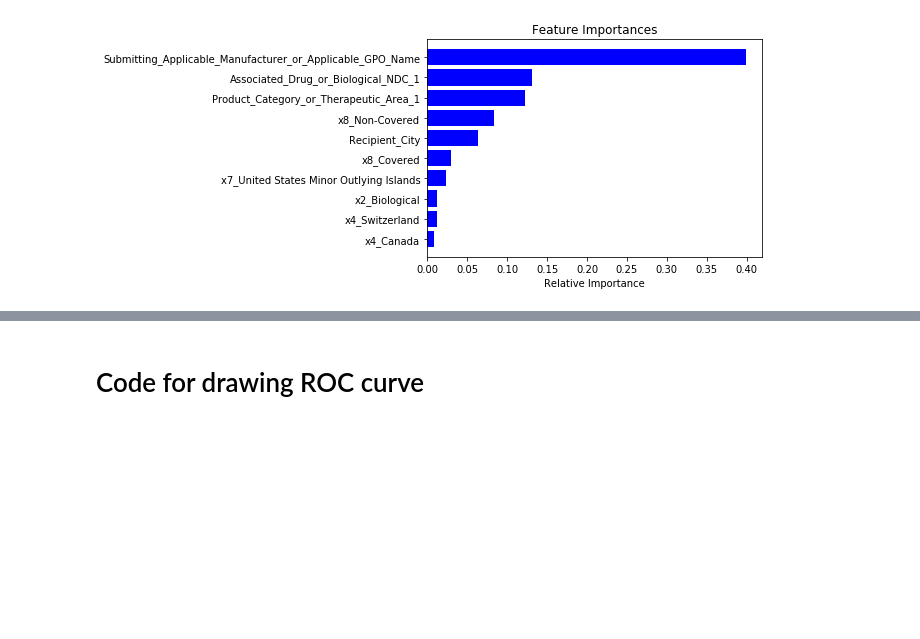
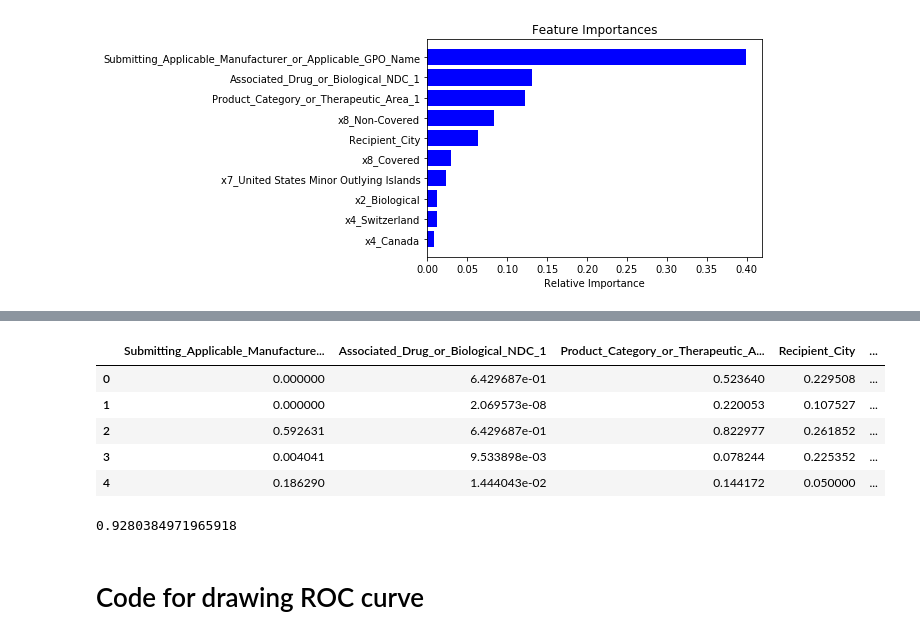
Before and after one commit to AntoniaLovjer/Hospital-Payments, a Jupyter notebook: Homework 3 - AL3273 & AM5022.ipynb, the cells around one changed output, grey strips where cells are left out. Cells and saved outputs as stored; diff of their text form; code cells hidden in the pictures; blank space fills up the shorter version.

Commit message:
simpler model

```diff
--- a/Homework 3 - AL3273 & AM5022.ipynb
+++ b/Homework 3 - AL3273 & AM5022.ipynb
@@ -900,0 +928,16 @@ Text(0.5, 0, 'Relative Importance')
+# %%
+vars_to_keep = ['Submitting_Applicable_Manufacturer_or_Applicable_GPO_Name',
+                'Associated_Drug_or_Biological_NDC_1',
+               'Product_Category_or_Therapeutic_Area_1',
+               'Recipient_City',
+               'Covered_or_Noncovered_Indicator_1']
+# %%
+reduced = targets_encoded[vars_to_keep]
+reduced.head()
+# %% [output]
+|  | Submitting_Applicable_Manufacture... | Associated_Drug_or_Biological_NDC_1 | Product_Category_or_Therapeutic_A... | Recipient_City | ... |
+| 0 | 0.000000 | 6.429687e-01 | 0.523640 | 0.229508 | ... |
+| 1 | 0.000000 | 2.069573e-08 | 0.220053 | 0.107527 | ... |
+| 2 | 0.592631 | 6.429687e-01 | 0.822977 | 0.261852 | ... |
+| 3 | 0.004041 | 9.533898e-03 | 0.078244 | 0.225352 | ... |
+| 4 | 0.186290 | 1.444043e-02 | 0.144172 | 0.050000 | ... |
@@ -901,3 +959,10 @@ Text(0.5, 0, 'Relative Importance')
+# %%
+# Store best score
+reduced_predictions = rf_model_reduced.predict(reduced_val)
+reduced_accuracy = accuracy_score(reduced_predictions, y_val)
+reduced_accuracy
+# %% [output]
+0.9280384971965918
 # %% [markdown]
 # Code for drawing ROC curve
 # %%
```
Also changed, not shown: parts of 7 cells of this notebook.
